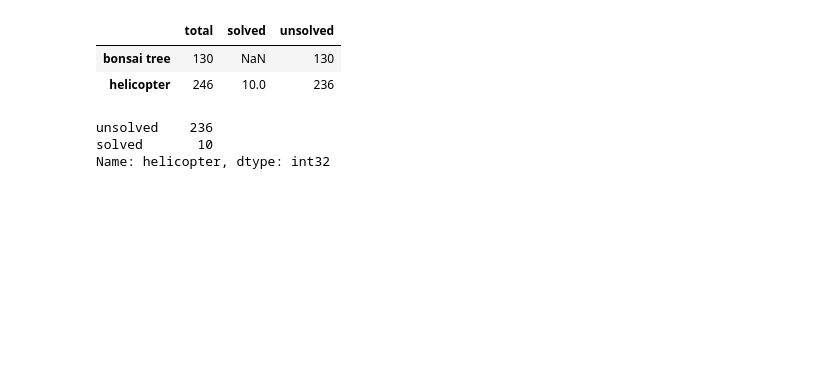
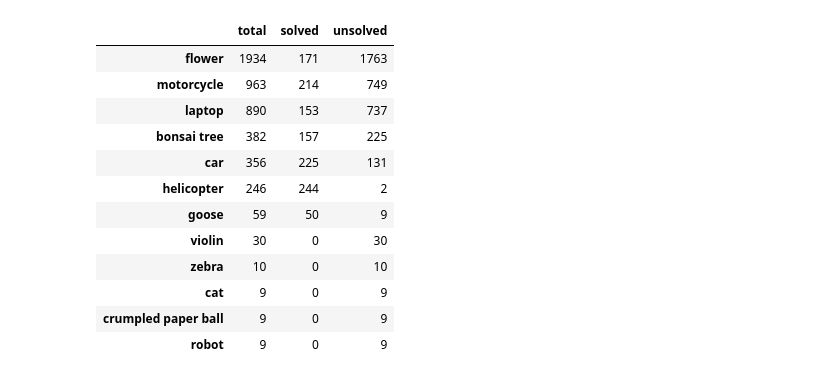
Before and after one commit to xTerradon/hcaptcha-solver, a Jupyter notebook: main.ipynb, the cells around one changed output. Saved outputs shown, nothing was run; the diff lists cells and outputs as text; code cells hidden in the pictures; blank space fills up the shorter version.

```diff
--- a/main.ipynb
+++ b/main.ipynb
@@ -5,14 +5,19 @@ import os
 # %%
 %run sqlite_execution.py
 db_handler = Sqlite_Handler()
-db_handler.get_info()
+info = db_handler.get_info().sort_values("total", ascending=False)
+info
 # %% [output]
 |  | total | solved | unsolved |
-| bonsai tree | 130 | NaN | 130 |
-| helicopter | 246 | 10.0 | 236 |
+| flower | 1934 | 171 | 1763 |
+| motorcycle | 963 | 214 | 749 |
+| laptop | 890 | 153 | 737 |
+| bonsai tree | 382 | 157 | 225 |
+| car | 356 | 225 | 131 |
+| helicopter | 246 | 244 | 2 |
+| goose | 59 | 50 | 9 |
+| violin | 30 | 0 | 30 |
+| zebra | 10 | 0 | 10 |
+| cat | 9 | 0 | 9 |
+| crumpled paper ball | 9 | 0 | 9 |
+| robot | 9 | 0 | 9 |
-# %%
-db_handler.get_solved_unsolved_for_captcha_string("helicopter")
-# %% [output]
-unsolved    236
-solved       10
-Name: helicopter, dtype: int32
```
Also changed, not shown: parts of 7 cells of this notebook, 1 other file.
